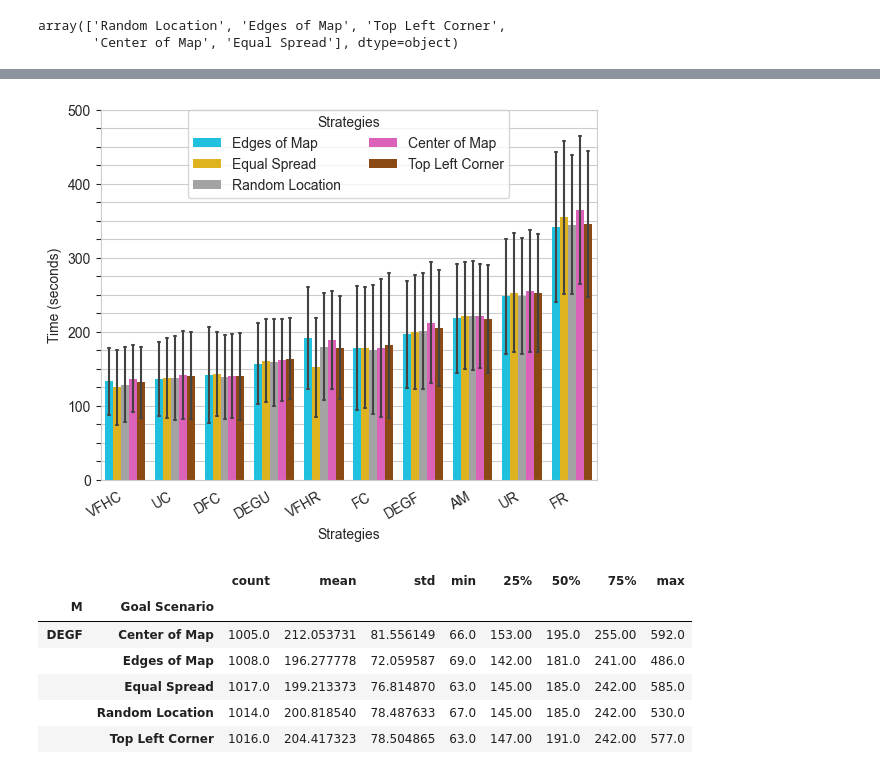
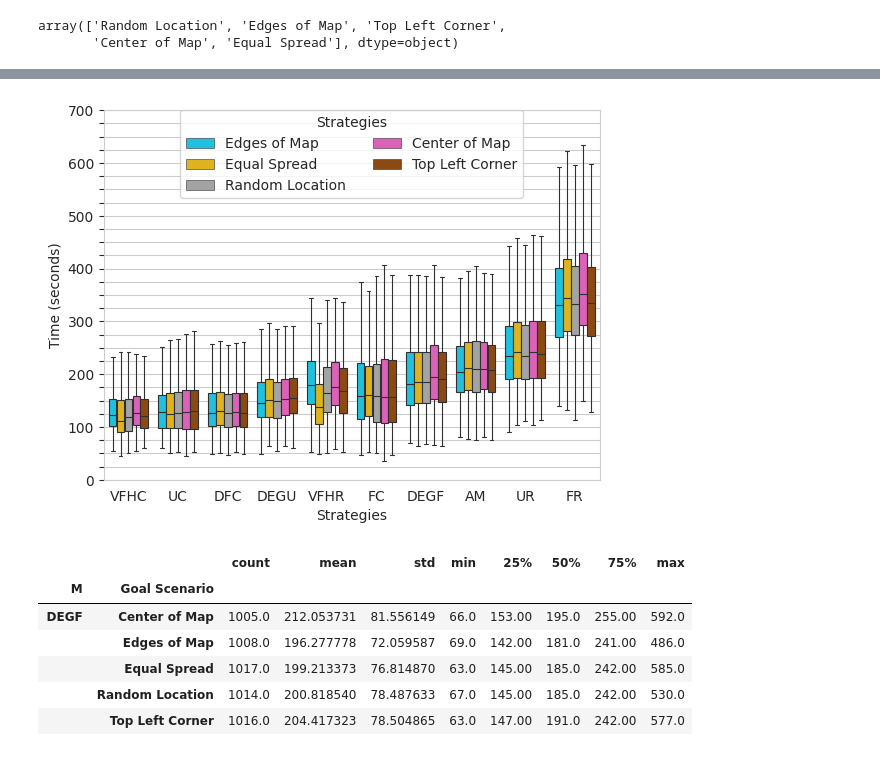
Before and after one commit to DIRECTLab/Multi_Agents_Area_Exploration, a Jupyter notebook: analysing_data/christopher_plottings/plots_updated.ipynb, the cells around one changed output, grey strips where cells are left out. Drawn from its saved outputs; the diff is of its cells as text; code cells hidden in the pictures.

```diff
--- a/analysing_data/christopher_plottings/plots_updated.ipynb
+++ b/analysing_data/christopher_plottings/plots_updated.ipynb
@@ -101,6 +101,7 @@ df_all_success = df_all[df_all['Success'] == True]
 df_end_success = df_end[df_end['Success'] == True]
 df_all_success_four = df_all_success[df_all_success['N Bots'] == 4]
 df_end_success_four = df_end_success[df_end_success['N Bots'] == 4]
+df_end_success_twelve = df_end_success[df_end_success['N Bots'] == 12]
 # %% [markdown]
 # Worst Case Scenario
 # %%
@@ -338,22 +373,22 @@ plt.savefig(f"exploration_completion_time_lineplot.png", bbox_inches='tight' ,dp
 sns.set_style("whitegrid")
 # df_end_success = df_end_success.replace(to_replace="Goal Scenario", value="Helloooo")
 
-grd = sns.barplot(
+grd = sns.boxplot(
     # data=df_end_success,
     data = df_end_success[df_end_success['N Bots'] == 4],
     y="Frame Count", x="Min Room Size", hue="M",
     # showfliers=False,
-    errorbar=("sd"),
-    errwidth=1.5,
-    capsize=.04,
+    # errorbar=("sd"),
+    # errwidth=1.5,
+    # capsize=.04,
     # errcolor=".4",
-    linewidth=0,
-
+    linewidth=0.8,
+    showfliers=False,
     # edgecolor=".5",
-    alpha=.8,
+    # alpha=.8,
     hue_order=result['M']
 )
-grd.legend(ncol=4, title='Strategies', loc='upper center', borderaxespad=0, frameon=False)
+grd.legend(ncol=5, title='Strategies', loc='upper center', borderaxespad=0, frameon=False, bbox_to_anchor=(0.5, 1.07))
 
 
 
@@ -361,11 +396,11 @@ grd.legend(ncol=4, title='Strategies', loc='upper center', borderaxespad=0, fram
 # grd.set(ylim=(0, 310))
 # set Y label
 grd.set_ylabel("Time (seconds)")
-grd.set_xlabel("Minimum Room Size (meters)")
+grd.set_xlabel("Room Size (meters)")
 # grd.set(ylim=(0, 550))
 # grd.set_xticklabels(rotation=30)
 # plt.yticks(range(0, 310, 20))
-plt.yticks(range(0, 501, 25))
+plt.yticks(range(0, 701, 25))
 for ind, label in enumerate(grd.get_yticklabels()):
     if ind % 4 == 0:  # every 10th label is kept
         label.set_visible(True)
@@ -510,6 +657,14 @@ ax[0].set(xlim=(0, 500))
 ax[1].set(xlim=(0, 500))
 
 
+plt.xticks(range(0, 501, 25))
+for ind, label in enumerate(grd.get_xticklabels()):
+    if ind % 4 == 0:  # every 10th label is kept
+        label.set_visible(True)
+    else:
+        label.set_visible(False)
+
+
 plt.savefig("time_vs_replan_count_area_percent_subplots.png", bbox_inches='tight', dpi=300)
 # %% [output]
 i:  0 Method:  VFHC Group:  (728021, 29)
@@ -605,40 +748,40 @@ Name: Frame Count, dtype: float64
 # %%
 sns.set_style('whitegrid', rc={'ytick.left': True})
 
-grd = sns.barplot(
+grd = sns.boxplot(
     data = df_end_success[df_end_success['N Bots'] == 4],
     y="Frame Count", x="M", hue="Goal Scenario",
     palette = palet2,
-
-    errorbar=("sd"),
-    errwidth=1.5,
-    capsize=.04,
+    showfliers=False,
+    # errorbar=("sd"),
+    # errwidth=1.5,
+    # capsize=.04,
     # errcolor=".4",
-    linewidth=0,
+    linewidth=0.8,
 
     order=result['M'],
     hue_order = result22['Goal Scenario']
 
 
 )
 grd.legend(ncol=2, loc='upper center', title='Distribution Scenarios')
 plt.legend(loc='upper left', title='Distribution Scenarios')
 grd.legend(bbox_to_anchor=(1.02, 1), loc='upper left', borderaxespad=0, title='Distribution Scenarios')
 grd.set_ylabel("Time (seconds)")
 grd.set_xlabel("Strategies")
-grd.set_xticklabels(grd.get_xticklabels(), horizontalalignment='right', rotation=30),
+grd.set_xticklabels(grd.get_xticklabels()),
 
 plt.legend(ncol=2 ,loc='upper center', borderaxespad=0, title='Strategies')
-plt.yticks(range(0, 501, 25))
+plt.yticks(range(0, 701, 25))
 for ind, label in enumerate(grd.get_yticklabels()):
     if ind % 4 == 0:  # every 10th label is kept
         label.set_visible(True)
     else:
         label.set_visible(False)
 
 plt.savefig(f"distribution_vs_segmentation.png", bbox_inches='tight' ,dpi=300)
 # %% [output]
-[figure, old version]
+[figure, new version]
 # %%
 df_end_success[df_end_success['N Bots'] == 4].groupby(['M',"Goal Scenario"])['Frame Count'].describe()
 # %% [output]
```
Also changed, not shown: parts of 13 cells of this notebook, 11 other files.
